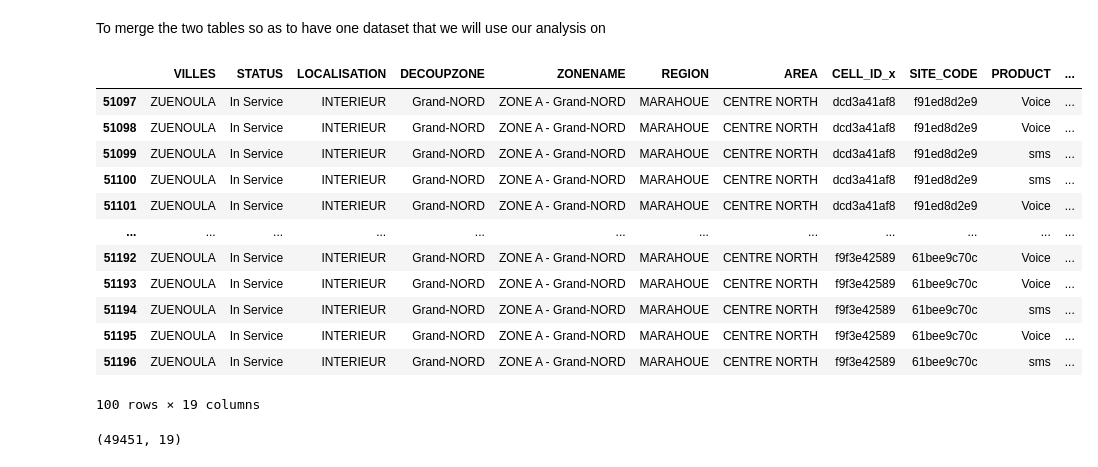
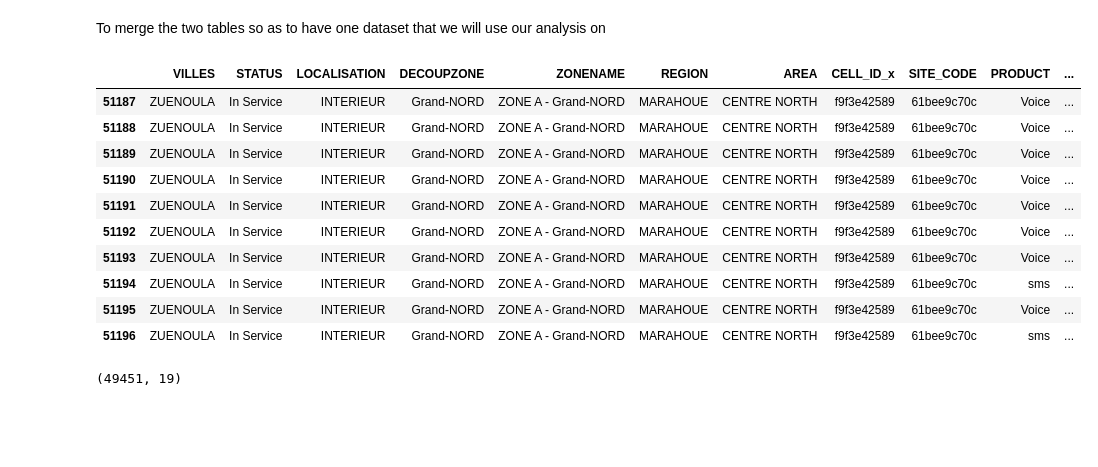
Before and after one commit to GMaina716/WEEK-3-IP, a Jupyter notebook: Moringa_Data_Science_Prep_W3_Independent_Project_2021_05_George_Maina_Python.ipynb, the cells around one changed output. Cells and saved outputs as stored; diff of their text form; code cells hidden in the pictures; blank space fills up the shorter version.

```diff
--- a/Moringa_Data_Science_Prep_W3_Independent_Project_2021_05_George_Maina_Python.ipynb
+++ b/Moringa_Data_Science_Prep_W3_Independent_Project_2021_05_George_Maina_Python.ipynb
@@ -278,21 +278,19 @@ To merge the two tables so as to have one dataset that we will use our analysis
 # %%
 merged_telecom=cells.merge(telcom,how='inner',left_on=['SITE_CODE'],right_on=['SITE_ID'])
 # %%
-merged_telecom.tail(100)
+merged_telecom.tail(10)
 # %% [output]
 |  | VILLES | STATUS | LOCALISATION | DECOUPZONE | ZONENAME | REGION | AREA | CELL_ID_x | SITE_CODE | PRODUCT | ... |
-| 51097 | ZUENOULA | In Service | INTERIEUR | Grand-NORD | ZONE A - Grand-NORD | MARAHOUE | CENTRE NORTH | dcd3a41af8 | f91ed8d2e9 | Voice | ... |
-| 51098 | ZUENOULA | In Service | INTERIEUR | Grand-NORD | ZONE A - Grand-NORD | MARAHOUE | CENTRE NORTH | dcd3a41af8 | f91ed8d2e9 | Voice | ... |
-| 51099 | ZUENOULA | In Service | INTERIEUR | Grand-NORD | ZONE A - Grand-NORD | MARAHOUE | CENTRE NORTH | dcd3a41af8 | f91ed8d2e9 | sms | ... |
-| 51100 | ZUENOULA | In Service | INTERIEUR | Grand-NORD | ZONE A - Grand-NORD | MARAHOUE | CENTRE NORTH | dcd3a41af8 | f91ed8d2e9 | sms | ... |
-| 51101 | ZUENOULA | In Service | INTERIEUR | Grand-NORD | ZONE A - Grand-NORD | MARAHOUE | CENTRE NORTH | dcd3a41af8 | f91ed8d2e9 | Voice | ... |
-| ... | ... | ... | ... | ... | ... | ... | ... | ... | ... | ... | ... |
+| 51187 | ZUENOULA | In Service | INTERIEUR | Grand-NORD | ZONE A - Grand-NORD | MARAHOUE | CENTRE NORTH | f9f3e42589 | 61bee9c70c | Voice | ... |
+| 51188 | ZUENOULA | In Service | INTERIEUR | Grand-NORD | ZONE A - Grand-NORD | MARAHOUE | CENTRE NORTH | f9f3e42589 | 61bee9c70c | Voice | ... |
+| 51189 | ZUENOULA | In Service | INTERIEUR | Grand-NORD | ZONE A - Grand-NORD | MARAHOUE | CENTRE NORTH | f9f3e42589 | 61bee9c70c | Voice | ... |
+| 51190 | ZUENOULA | In Service | INTERIEUR | Grand-NORD | ZONE A - Grand-NORD | MARAHOUE | CENTRE NORTH | f9f3e42589 | 61bee9c70c | Voice | ... |
+| 51191 | ZUENOULA | In Service | INTERIEUR | Grand-NORD | ZONE A - Grand-NORD | MARAHOUE | CENTRE NORTH | f9f3e42589 | 61bee9c70c | Voice | ... |
 | 51192 | ZUENOULA | In Service | INTERIEUR | Grand-NORD | ZONE A - Grand-NORD | MARAHOUE | CENTRE NORTH | f9f3e42589 | 61bee9c70c | Voice | ... |
 | 51193 | ZUENOULA | In Service | INTERIEUR | Grand-NORD | ZONE A - Grand-NORD | MARAHOUE | CENTRE NORTH | f9f3e42589 | 61bee9c70c | Voice | ... |
 | 51194 | ZUENOULA | In Service | INTERIEUR | Grand-NORD | ZONE A - Grand-NORD | MARAHOUE | CENTRE NORTH | f9f3e42589 | 61bee9c70c | sms | ... |
 | 51195 | ZUENOULA | In Service | INTERIEUR | Grand-NORD | ZONE A - Grand-NORD | MARAHOUE | CENTRE NORTH | f9f3e42589 | 61bee9c70c | Voice | ... |
 | 51196 | ZUENOULA | In Service | INTERIEUR | Grand-NORD | ZONE A - Grand-NORD | MARAHOUE | CENTRE NORTH | f9f3e42589 | 61bee9c70c | sms | ... |
-100 rows × 19 columns
 # %%
 #to drop duplicates
 merged_telecom.drop_duplicates(inplace=True)
```
Also changed, not shown: parts of 48 cells of this notebook.
